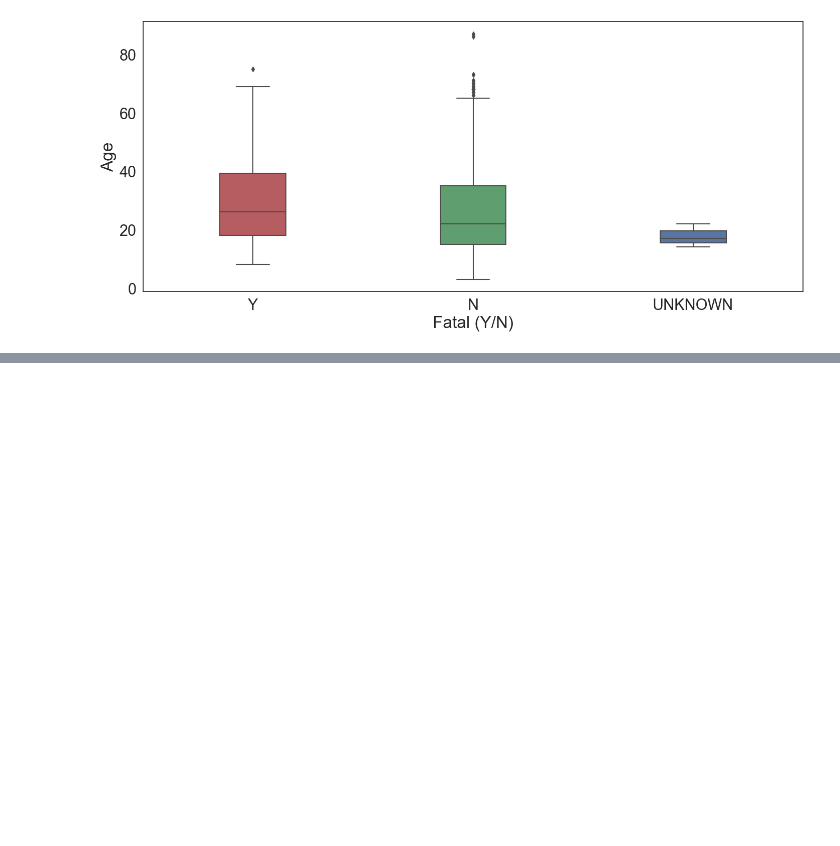
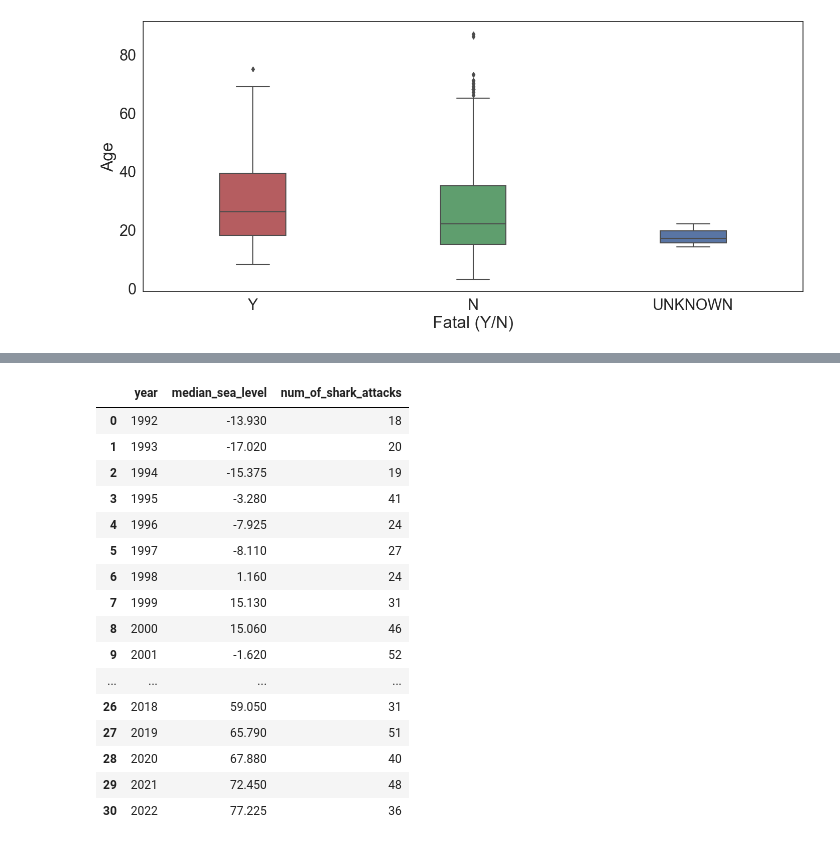
Before and after one commit to AndyCesium/COGS108_project, a Jupyter notebook: EDACheckpointGroup_064-Fa22.ipynb, the cells around one changed output, grey strips where cells are left out. Saved outputs shown, nothing was run; the diff lists cells and outputs as text; code cells hidden in the pictures; blank space fills up the shorter version.

```diff
--- a/EDACheckpointGroup_064-Fa22.ipynb
+++ b/EDACheckpointGroup_064-Fa22.ipynb
@@ -464,0 +602,23 @@ fig_a5 = sns.boxplot(data=sharks_df, x='Fatal (Y/N)', y="Age", width=0.3, order=
+# %%
+# merge both dataframes
+atlantic_sharks_merged = pd.merge(sl_atlantic_new, num_shark_atks_per_year, how='inner', left_on='year', right_on='Year')
+atlantic_sharks_merged = atlantic_sharks_merged.drop(['Year'], axis=1)
+atlantic_sharks_merged
+# %% [output]
+|  | year | median_sea_level | num_of_shark_attacks |
+| 0 | 1992 | -13.930 | 18 |
+| 1 | 1993 | -17.020 | 20 |
+| 2 | 1994 | -15.375 | 19 |
+| 3 | 1995 | -3.280 | 41 |
+| 4 | 1996 | -7.925 | 24 |
+| 5 | 1997 | -8.110 | 27 |
+| 6 | 1998 | 1.160 | 24 |
+| 7 | 1999 | 15.130 | 31 |
+| 8 | 2000 | 15.060 | 46 |
+| 9 | 2001 | -1.620 | 52 |
+| ... | ... | ... | ... |
+| 26 | 2018 | 59.050 | 31 |
+| 27 | 2019 | 65.790 | 51 |
+| 28 | 2020 | 67.880 | 40 |
+| 29 | 2021 | 72.450 | 48 |
+| 30 | 2022 | 77.225 | 36 |
```
Also changed, not shown: parts of 12 cells of this notebook.
